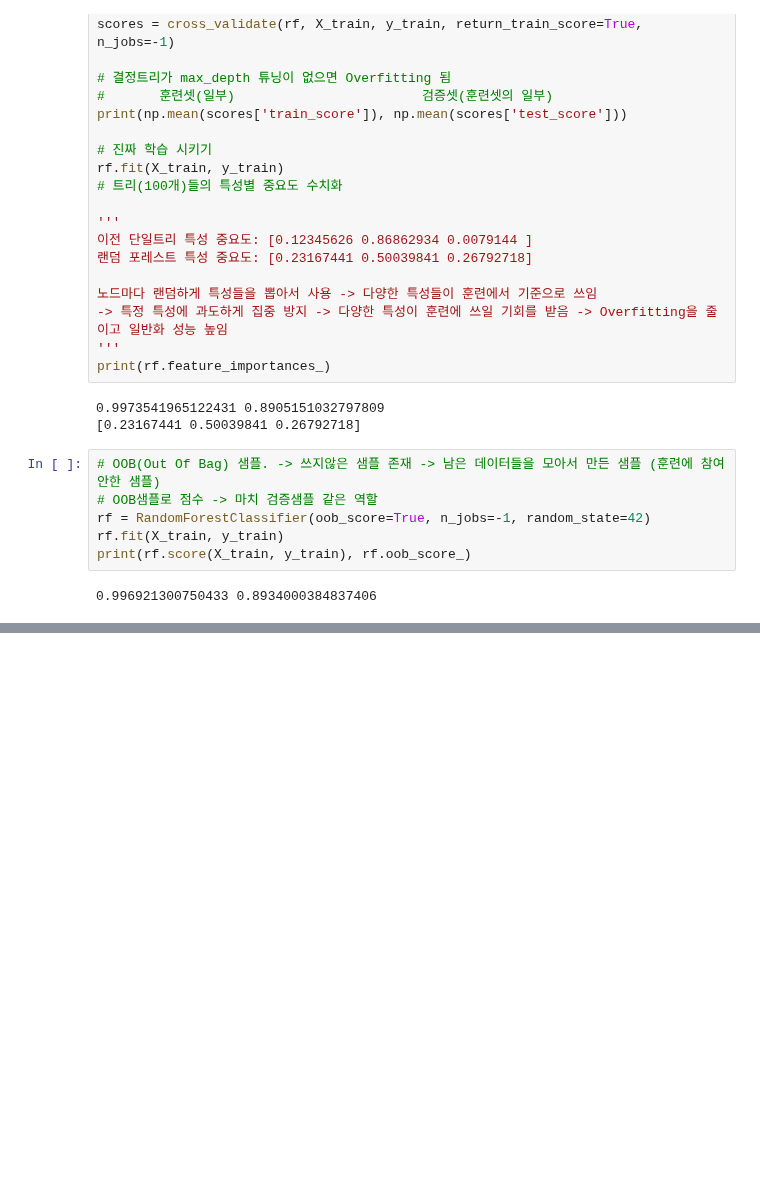
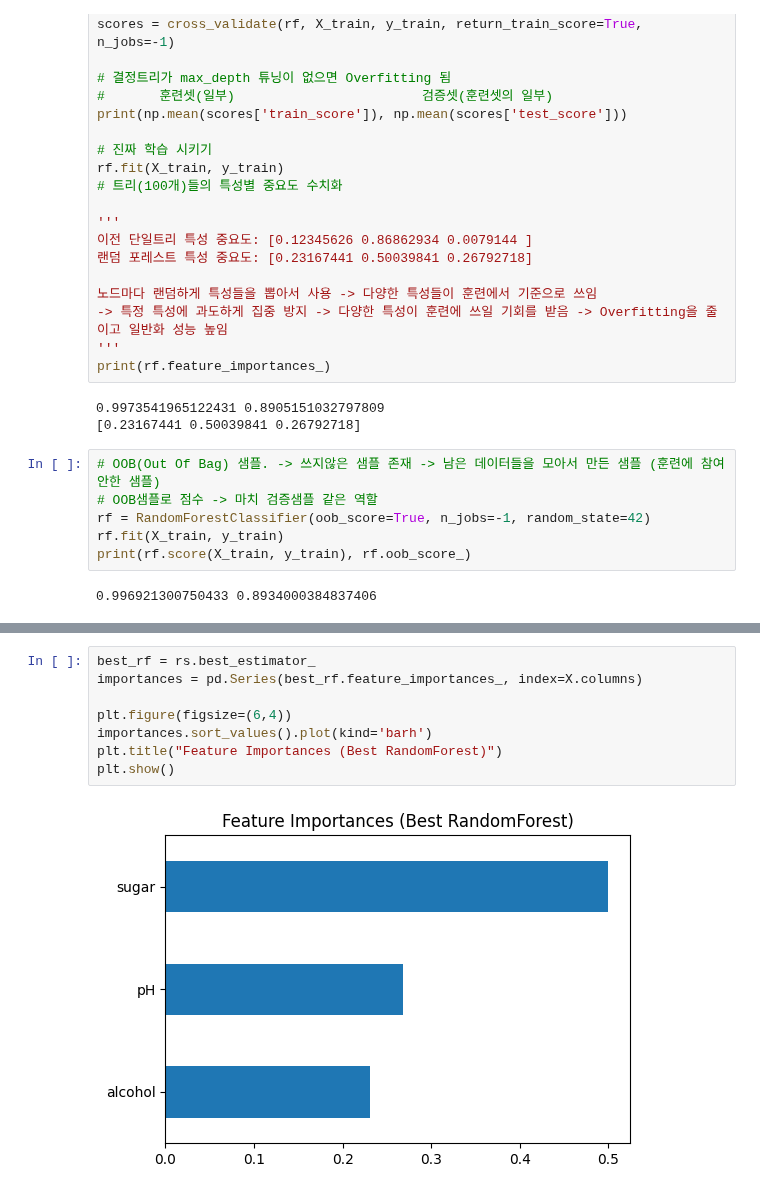
Before and after one commit to verba-neo/gaida-1, a Jupyter notebook: ML/06_ensemble.ipynb, the cells around one changed output, grey strips where cells are left out. Drawn from its saved outputs; the diff is of its cells as text; blank space fills up the shorter version.

```diff
--- a/ML/06_ensemble.ipynb
+++ b/ML/06_ensemble.ipynb
@@ -71,0 +142,10 @@ from scipy.stats import uniform, randint
+# %%
+best_rf = rs.best_estimator_
+importances = pd.Series(best_rf.feature_importances_, index=X.columns)
+
+plt.figure(figsize=(6,4))
+importances.sort_values().plot(kind='barh')
+plt.title("Feature Importances (Best RandomForest)")
+plt.show()
+# %% [output]
+[figure, added]
```
Also changed, not shown: parts of 5 cells of this notebook.
